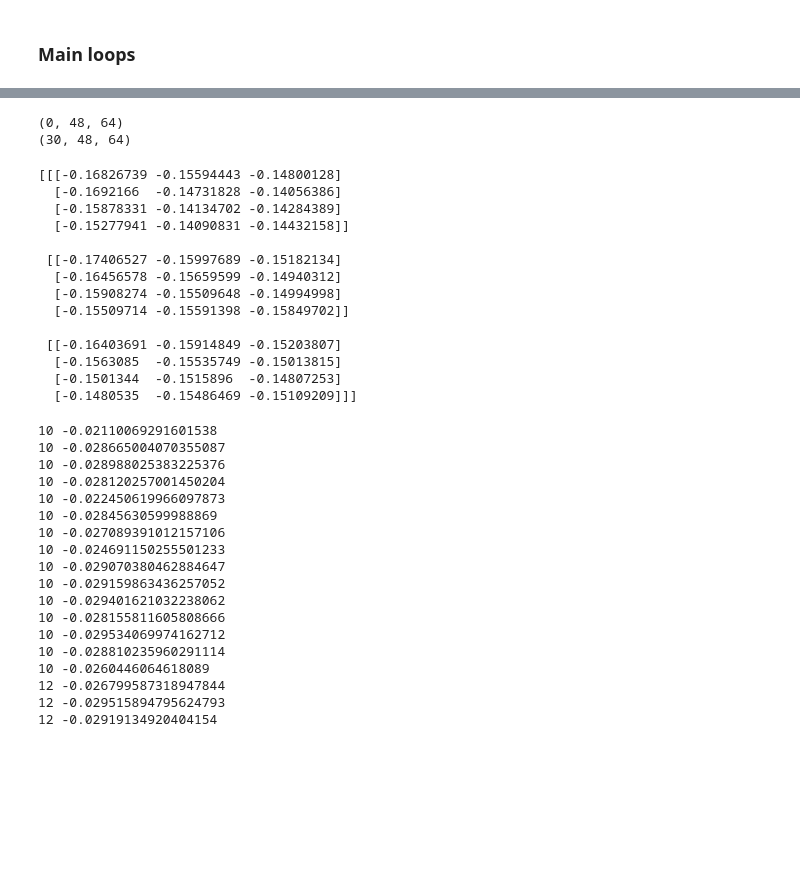
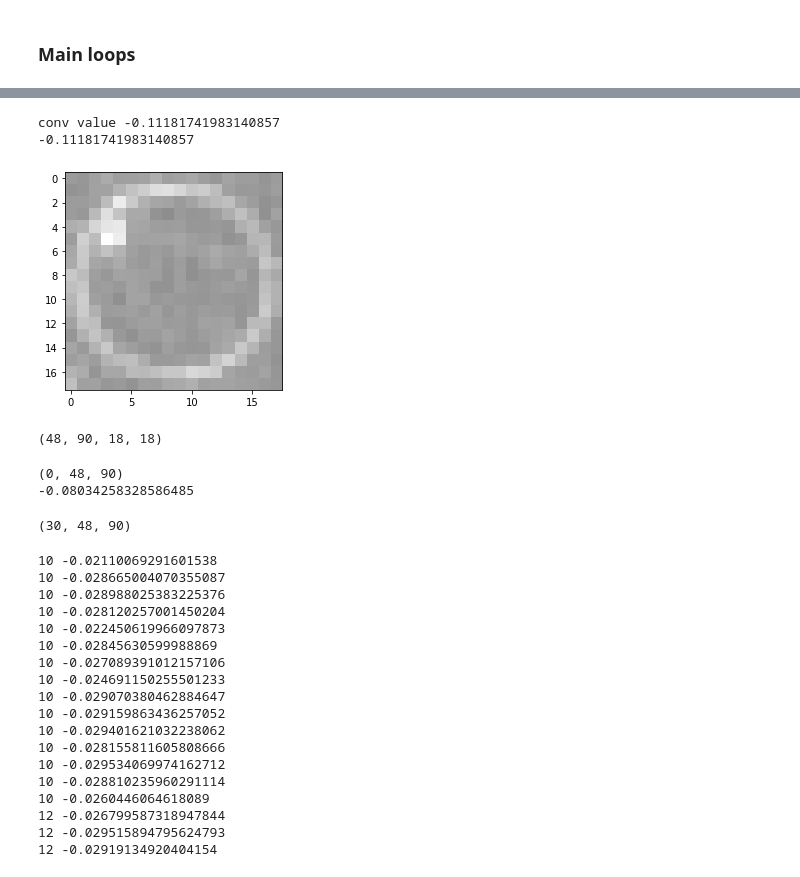
Before and after one commit to andrew-veriga/MathForML, a Jupyter notebook: ConvolutionalCoffieCircles.ipynb, the cells around one changed output, grey strips where cells are left out. Saved outputs shown, nothing was run; the diff lists cells and outputs as text; code cells hidden in the pictures; blank space fills up the shorter version.

```diff
--- a/ConvolutionalCoffieCircles.ipynb
+++ b/ConvolutionalCoffieCircles.ipynb
@@ -224,3 +218,19 @@ conv value -0.08034258328586487
+# %%
+#founded ring
+square = sub_matrices[pad_size+13,pad_size+58,:,:]
+plt.imshow(square,plt.get_cmap('gray'), vmin=-1, vmax=1)
+print('conv value', FuzzyCircleConv(_mask,square)/size**2)
+m=np.sum(np.multiply(sub_matrices,_mask), axis=(2,3))/(mask_size**2)
+
+print(m[pad_size+13,pad_size+58])
+# %% [output]
+conv value -0.11181741983140857
+-0.11181741983140857
+[figure, added]
+# %%
+  sub_matrices.shape
+# %% [output]
+(48, 90, 18, 18)
 # %%
 #https://stackoverflow.com/questions/43086557/convolve2d-just-by-using-numpy
 def conv(_mask):
@@ -243,14 +254,19 @@ def conv(_mask):
   return m
 # %%
 ConvMatrices = np.empty((0,ImageSize[0],ImageSize[1]))
-print(ConvMatrices.shape)
 for size in range(MinSize,MaxSize):
-  mask = getFuzzyMask( size, Thick )
+  mask = getFuzzyMask( size, 1 )
   #print('size '+str(size))
   res = conv(mask)
   ConvMatrices= np.concatenate((ConvMatrices, np.reshape(res,(1,ImageSize[0],ImageSize[1]))),axis=0)
 
-print(ConvMatrices.shape)
+  # x=58
+  # y=13
+  # size=18
+  # Thick= 1
+  # conv value -0.08034258328586487
+print(ConvMatrices[18-MinSize,pad_size+13,pad_size+58])
+
 # for y in range(0,ImageSize[0]-size):
     # for x in range(0, ImageSize[1] - size):
     #   square = Image[y:y+size, x:x+size]
@@ -264,28 +280,11 @@ print(ConvMatrices.shape)
     #   # fig.show()
     #   # print([(x,y),size])
 # %% [output]
-(0, 48, 64)
-(30, 48, 64)
+(0, 48, 90)
+-0.08034258328586485
-# %%
-# x=58
-# y=13
-# size=18
-# conv value -0.08034258328586487
-print(ConvMatrices[6:9,10:14,56:59])
-# %% [output]
-[[[-0.16826739 -0.15594443 -0.14800128]
-  [-0.1692166  -0.14731828 -0.14056386]
-  [-0.15878331 -0.14134702 -0.14284389]
-  [-0.15277941 -0.14090831 -0.14432158]]
-
- [[-0.17406527 -0.15997689 -0.15182134]
-  [-0.16456578 -0.15659599 -0.14940312]
-  [-0.15908274 -0.15509648 -0.14994998]
-  [-0.15509714 -0.15591398 -0.15849702]]
-
- [[-0.16403691 -0.15914849 -0.15203807]
-  [-0.1563085  -0.15535749 -0.15013815]
-  [-0.1501344  -0.1515896  -0.14807253]
-  [-0.1480535  -0.15486469 -0.15109209]]]
+# %%
+print(ConvMatrices.shape)
+# %% [output]
+(30, 48, 90)
 # %%
 # outfile = TemporaryFile()
```
Also changed, not shown: parts of 7 cells of this notebook.
